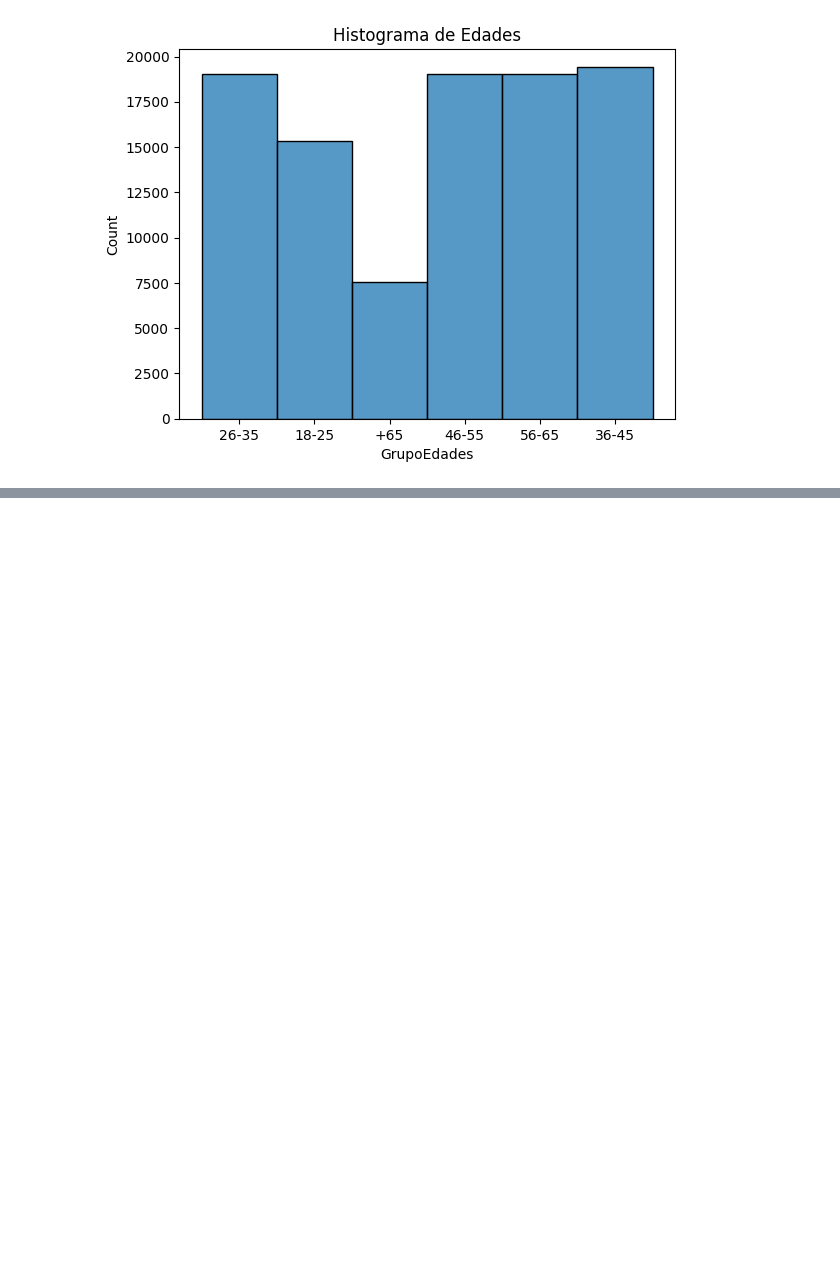
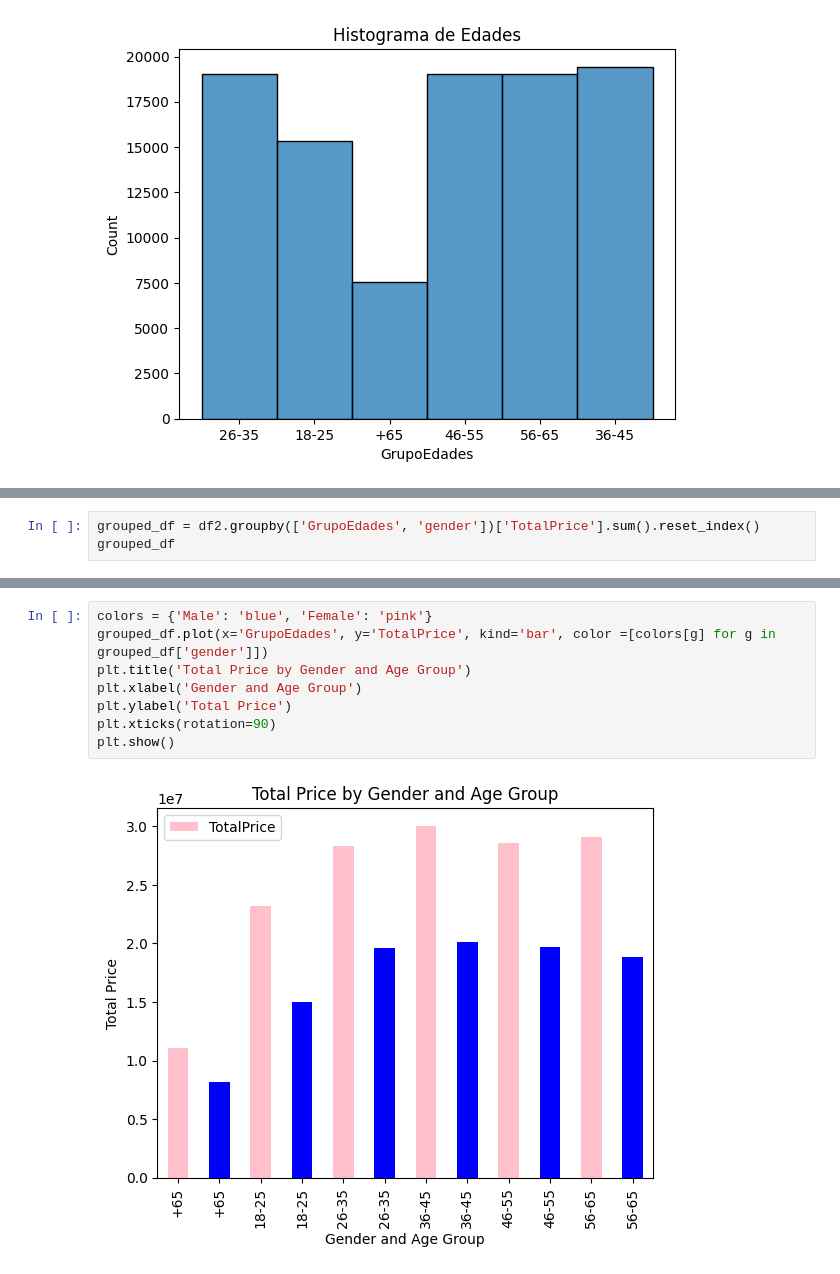
Before and after one commit to Gdiaz097/Retail-dataset, a Jupyter notebook: retail.ipynb, the cells around one changed output, grey strips where cells are left out. Saved outputs shown, nothing was run; the diff lists cells and outputs as text; blank space fills up the shorter version.

Commit message:
Plots de edades y genero

```diff
--- a/retail.ipynb
+++ b/retail.ipynb
@@ -259,0 +269,3 @@ sns.histplot(data=df2, x='GrupoEdades').set(title='Histograma de Edades')
+# %%
+grouped_df = df2.groupby(['GrupoEdades', 'gender'])['TotalPrice'].sum().reset_index()
+grouped_df
@@ -259,0 +286,10 @@ sns.histplot(data=df2, x='GrupoEdades').set(title='Histograma de Edades')
+# %%
+colors = {'Male': 'blue', 'Female': 'pink'}
+grouped_df.plot(x='GrupoEdades', y='TotalPrice', kind='bar', color =[colors[g] for g in grouped_df['gender']])
+plt.title('Total Price by Gender and Age Group')
+plt.xlabel('Gender and Age Group')
+plt.ylabel('Total Price')
+plt.xticks(rotation=90)
+plt.show()
+# %% [output]
+[figure, added]
```
Also changed, not shown: parts of 4 cells of this notebook.
